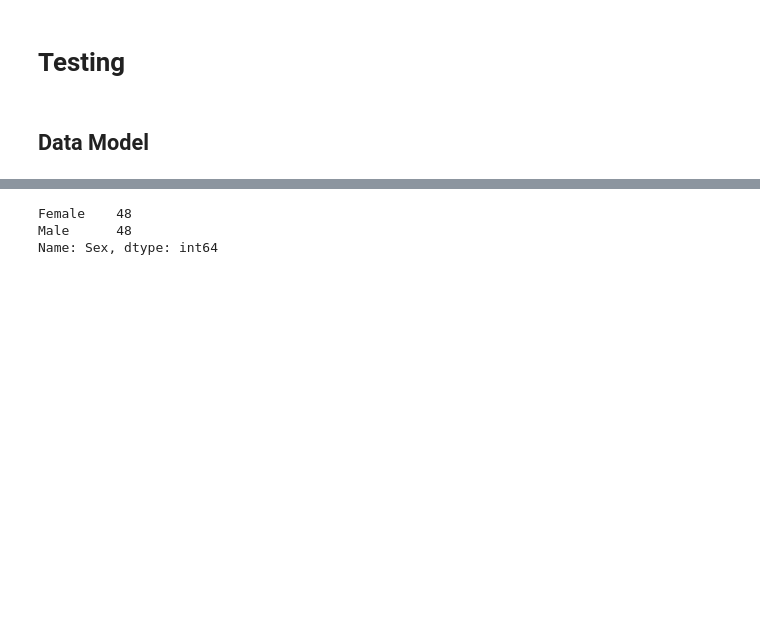
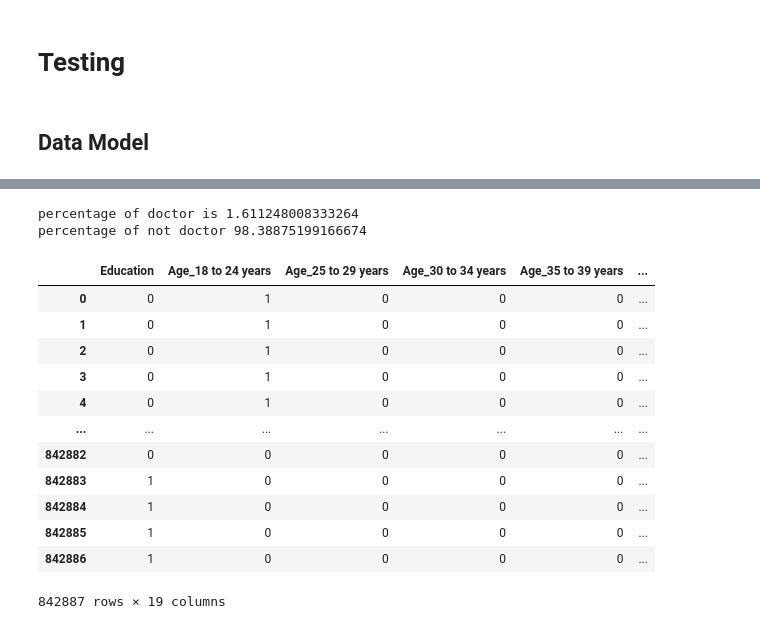
Before and after one commit to samuelroiz/Predict_Education, a Jupyter notebook: juypter_notebook/census_data_model.ipynb, the cells around one changed output, grey strips where cells are left out. Saved outputs shown, nothing was run; the diff lists cells and outputs as text; code cells hidden in the pictures; blank space fills up the shorter version.

Commit message:
Updated code. Prob table finished.

```diff
--- a/juypter_notebook/census_data_model.ipynb
+++ b/juypter_notebook/census_data_model.ipynb
@@ -47,6 +29,71 @@ Name: Sex, Length: 96, dtype: object
-# %%
-y_train.value_counts()
-# %% [output]
-Female    48
-Male      48
-Name: Sex, dtype: int64
+# %%
+three_year_sample_wght_released = pd.read_csv(Path('../data_for_modeling/2017_2018_2019_sample_wght_released.csv'))
+
+list_value = ['High school graduate',
+"Bachelor's degree",
+"Some college, no degree",
+"Master's degree",
+"Associate's degree, academic",
+"11th grade2",
+"Associate's degree, occupational",
+"5th - 6th grade",
+"Doctoral degree",
+"7th - 8th grade",
+"9th grade",
+"10th grade",
+"Professional degree",
+"1st - 4th grade",
+"None"]
+
+
+# Transform Previous Customer column
+def changeStatus(status):
+    if status == "Doctoral degree":
+        return 1
+    else:
+        return 0
+
+# Along with replace() and map(), this is another way to encode the dr. column into numbers.
+three_year_sample_wght_released['Education'] = three_year_sample_wght_released['Education'].apply(changeStatus)
+
+count_doctor = len(three_year_sample_wght_released[three_year_sample_wght_released['Education']==1])
+count_not_doctor = len(three_year_sample_wght_released[three_year_sample_wght_released['Education']==0])
+pct_of_doctor = count_doctor/(count_doctor+count_not_doctor)
+print("percentage of doctor is", pct_of_doctor*100)
+pct_of_not_doctor = count_not_doctor/(count_doctor+count_not_doctor)
+print("percentage of not doctor", pct_of_not_doctor*100)
+
+# Our classes are imbalanced, and the ratio of dr to no dr instances is 2:98.
+#  Before we go ahead to balance the classes, let’s do some more exploration.
+
+data = three_year_sample_wght_released
+cat_vars=['Age', 'Race', 'Sex']
+for var in cat_vars:
+    cat_list='var'+'_'+var
+    cat_list = pd.get_dummies(data[var], prefix=var)
+    data1=data.join(cat_list)
+    data=data1
+
+cat_vars=['Age', 'Race', 'Sex']
+data_vars=data.columns.values.tolist()
+to_keep=[i for i in data_vars if i not in cat_vars]
+data_final=data[to_keep]
+data_final.columns.values
+
+data_final
+# %% [output]
+percentage of doctor is 1.611248008333264
+percentage of not doctor 98.38875199166674
+|  | Education | Age_18 to 24 years | Age_25 to 29 years | Age_30 to 34 years | Age_35 to 39 years | ... |
+| 0 | 0 | 1 | 0 | 0 | 0 | ... |
+| 1 | 0 | 1 | 0 | 0 | 0 | ... |
+| 2 | 0 | 1 | 0 | 0 | 0 | ... |
+| 3 | 0 | 1 | 0 | 0 | 0 | ... |
+| 4 | 0 | 1 | 0 | 0 | 0 | ... |
+| ... | ... | ... | ... | ... | ... | ... |
+| 842882 | 0 | 0 | 0 | 0 | 0 | ... |
+| 842883 | 1 | 0 | 0 | 0 | 0 | ... |
+| 842884 | 1 | 0 | 0 | 0 | 0 | ... |
+| 842885 | 1 | 0 | 0 | 0 | 0 | ... |
+| 842886 | 1 | 0 | 0 | 0 | 0 | ... |
+842887 rows × 19 columns
```
Also changed, not shown: parts of 10 cells of this notebook, 4 other files.
